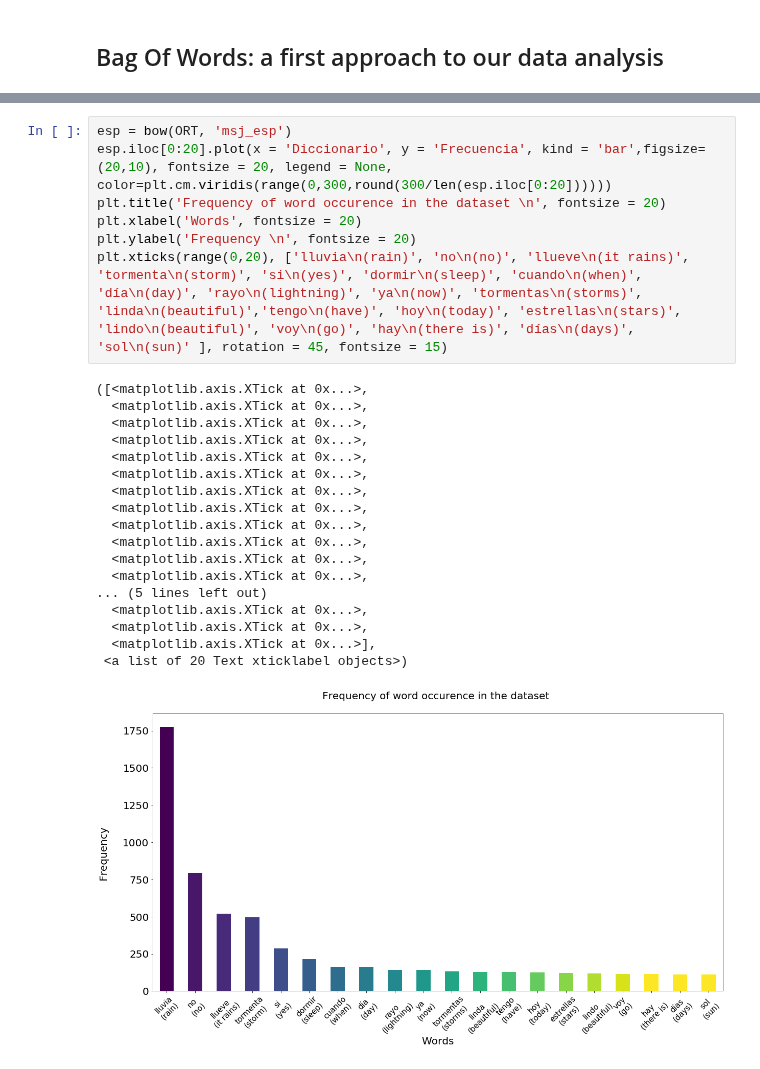
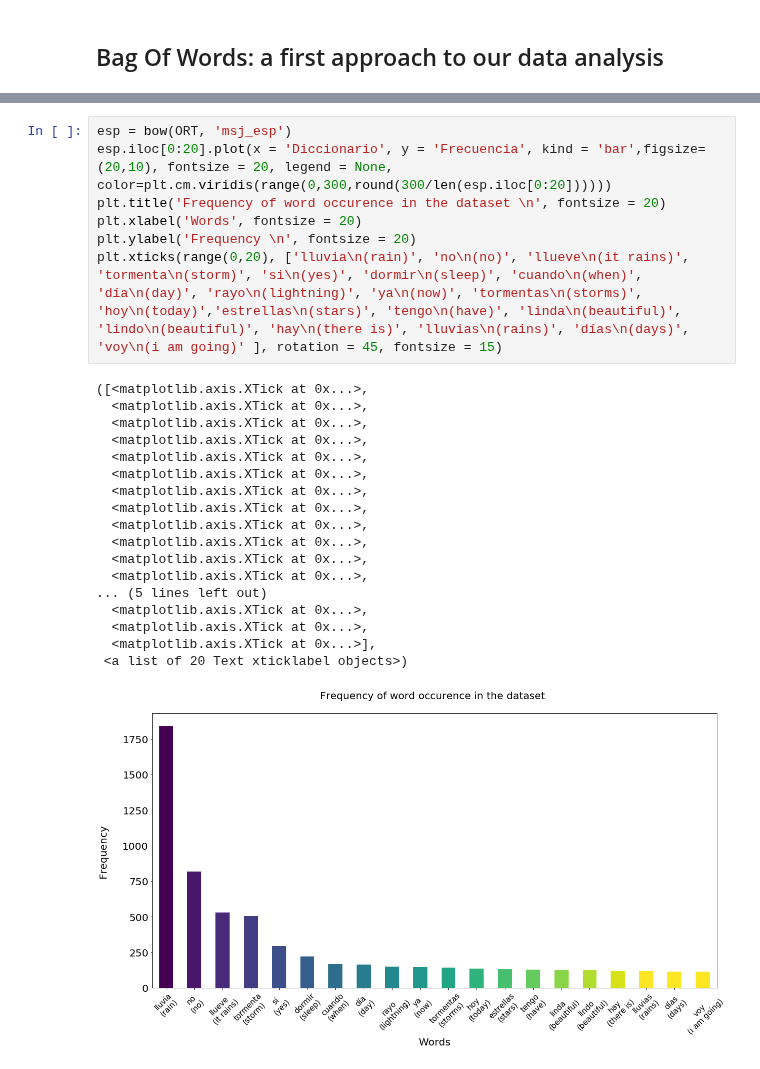
Before and after one commit to agemperador/RELAMPAGO_poster, a Jupyter notebook: GEN_DATASET/tweet_analysis.ipynb, the cells around one changed output, grey strips where cells are left out. Saved outputs shown, nothing was run; the diff lists cells and outputs as text.

```diff
--- a/GEN_DATASET/tweet_analysis.ipynb
+++ b/GEN_DATASET/tweet_analysis.ipynb
@@ -210,29 +210,29 @@ plt.xticks(range(0,20), ['lluvia\n(rain)', 'con\n(with)', 'no\n(no)', 'llueve\n(
 # %%
 esp = bow(ORT, 'msj_esp')
 esp.iloc[0:20].plot(x = 'Diccionario', y = 'Frecuencia', kind = 'bar',figsize=(20,10), fontsize = 20, legend = None, color=plt.cm.viridis(range(0,300,round(300/len(esp.iloc[0:20])))))
 plt.title('Frequency of word occurence in the dataset \n', fontsize = 20)
 plt.xlabel('Words', fontsize = 20)
 plt.ylabel('Frequency \n', fontsize = 20)
-plt.xticks(range(0,20), ['lluvia\n(rain)', 'no\n(no)', 'llueve\n(it rains)', 'tormenta\n(storm)', 'si\n(yes)', 'dormir\n(sleep)', 'cuando\n(when)', 'día\n(day)', 'rayo\n(lightning)', 'ya\n(now)', 'tormentas\n(storms)', 'linda\n(beautiful)','tengo\n(have)', 'hoy\n(today)', 'estrellas\n(stars)', 'lindo\n(beautiful)', 'voy\n(go)', 'hay\n(there is)', 'días\n(days)', 'sol\n(sun)' ], rotation = 45, fontsize = 15)
+plt.xticks(range(0,20), ['lluvia\n(rain)', 'no\n(no)', 'llueve\n(it rains)', 'tormenta\n(storm)', 'si\n(yes)', 'dormir\n(sleep)', 'cuando\n(when)', 'día\n(day)', 'rayo\n(lightning)', 'ya\n(now)', 'tormentas\n(storms)', 'hoy\n(today)','estrellas\n(stars)', 'tengo\n(have)', 'linda\n(beautiful)', 'lindo\n(beautiful)', 'hay\n(there is)', 'lluvias\n(rains)', 'días\n(days)', 'voy\n(i am going)' ], rotation = 45, fontsize = 15)
 # %% [output]
 ([<matplotlib.axis.XTick at 0x...>,
   <matplotlib.axis.XTick at 0x...>,
   <matplotlib.axis.XTick at 0x...>,
   <matplotlib.axis.XTick at 0x...>,
   <matplotlib.axis.XTick at 0x...>,
   <matplotlib.axis.XTick at 0x...>,
   <matplotlib.axis.XTick at 0x...>,
   <matplotlib.axis.XTick at 0x...>,
   <matplotlib.axis.XTick at 0x...>,
   <matplotlib.axis.XTick at 0x...>,
   <matplotlib.axis.XTick at 0x...>,
   <matplotlib.axis.XTick at 0x...>,
 ... (5 lines left out)
   <matplotlib.axis.XTick at 0x...>,
   <matplotlib.axis.XTick at 0x...>,
   <matplotlib.axis.XTick at 0x...>],
  <a list of 20 Text xticklabel objects>)
-[figure, old version]
+[figure, new version]
 # %%
 stemmesp = bow(ORT, 'msj_stemmesp')
 stemmesp.iloc[0:20].plot(x = 'Diccionario', y = 'Frecuencia', kind = 'bar',figsize=(20,10), fontsize = 20, legend = None, color=plt.cm.viridis(range(0,300,round(300/len(stemmesp.iloc[0:20])))))
```
Also changed, not shown: parts of 10 cells of this notebook, 3 other files.
